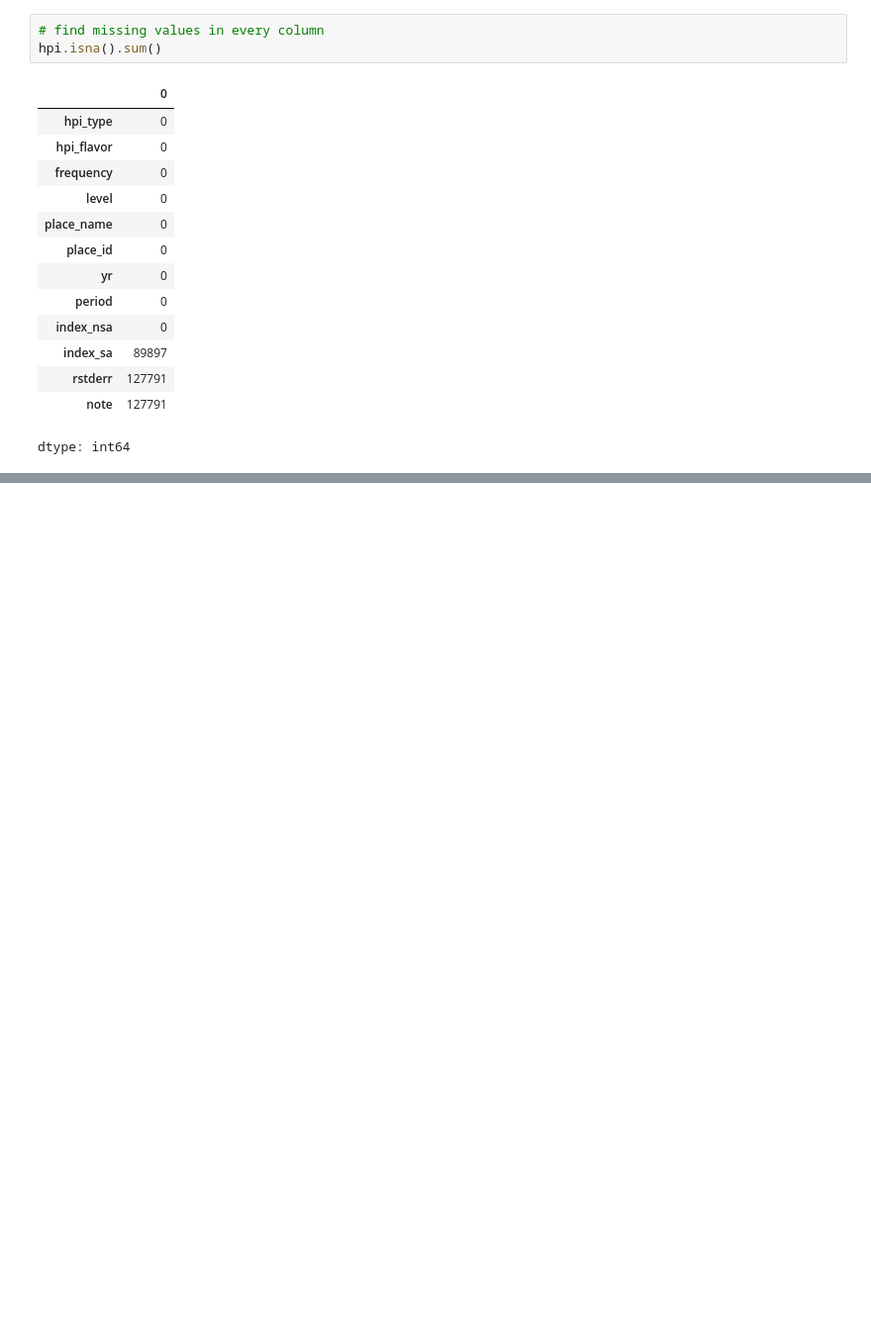
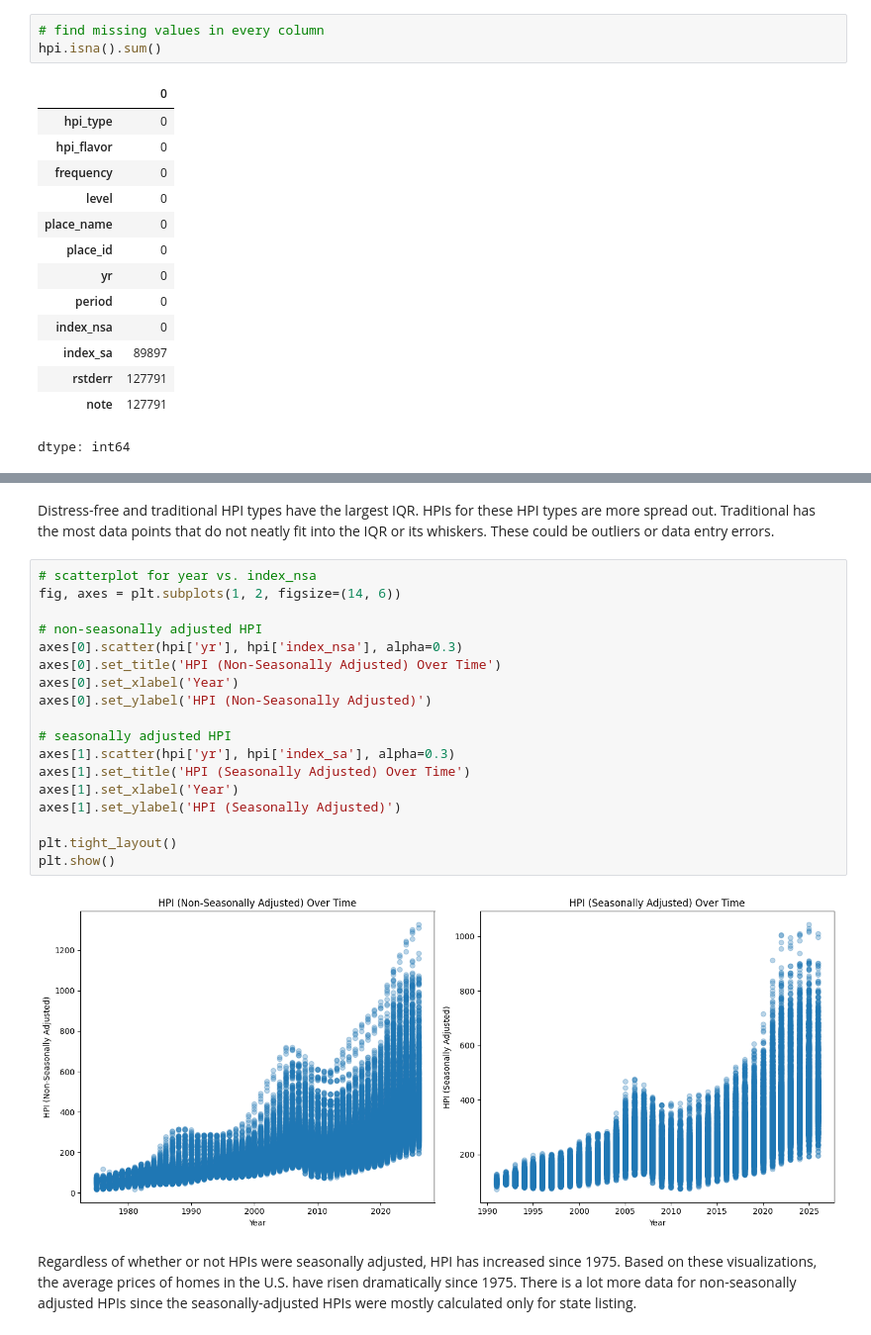
Before and after one commit to abbynam/ds201_capstone1, a Jupyter notebook: Capstone1.ipynb, the cells around one changed output, grey strips where cells are left out. Shown at 99% size. Drawn from its saved outputs; the diff is of its cells as text; blank space fills up the shorter version.

```diff
--- a/Capstone1.ipynb
+++ b/Capstone1.ipynb
@@ -54,0 +204,24 @@ dtype: int64
+# %% [markdown]
+Distress-free and traditional HPI types have the largest IQR. HPIs for these HPI types are more spread out. Traditional has the most data points that do not neatly fit into the IQR or its whiskers. These could be outliers or data entry errors.
+# %%
+# scatterplot for year vs. index_nsa
+fig, axes = plt.subplots(1, 2, figsize=(14, 6))
+
+# non-seasonally adjusted HPI
+axes[0].scatter(hpi['yr'], hpi['index_nsa'], alpha=0.3)
+axes[0].set_title('HPI (Non-Seasonally Adjusted) Over Time')
+axes[0].set_xlabel('Year')
+axes[0].set_ylabel('HPI (Non-Seasonally Adjusted)')
+
+# seasonally adjusted HPI
+axes[1].scatter(hpi['yr'], hpi['index_sa'], alpha=0.3)
+axes[1].set_title('HPI (Seasonally Adjusted) Over Time')
+axes[1].set_xlabel('Year')
+axes[1].set_ylabel('HPI (Seasonally Adjusted)')
+
+plt.tight_layout()
+plt.show()
+# %% [output]
+[figure, added]
+# %% [markdown]
+Regardless of whether or not HPIs were seasonally adjusted, HPI has increased since 1975. Based on these visualizations, the average prices of homes in the U.S. have risen dramatically since 1975. There is a lot more data for non-seasonally adjusted HPIs since the seasonally-adjusted HPIs were mostly calculated only for state listing.
```
Also changed, not shown: parts of 17 cells of this notebook.
